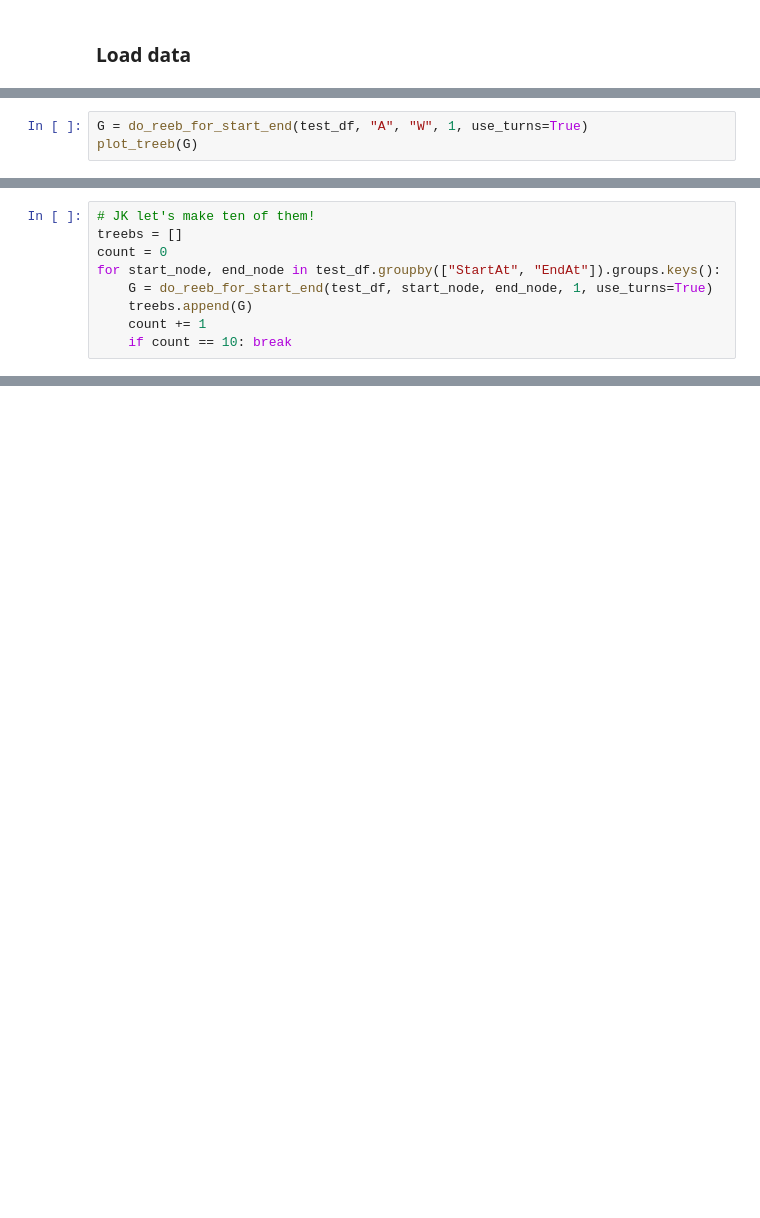
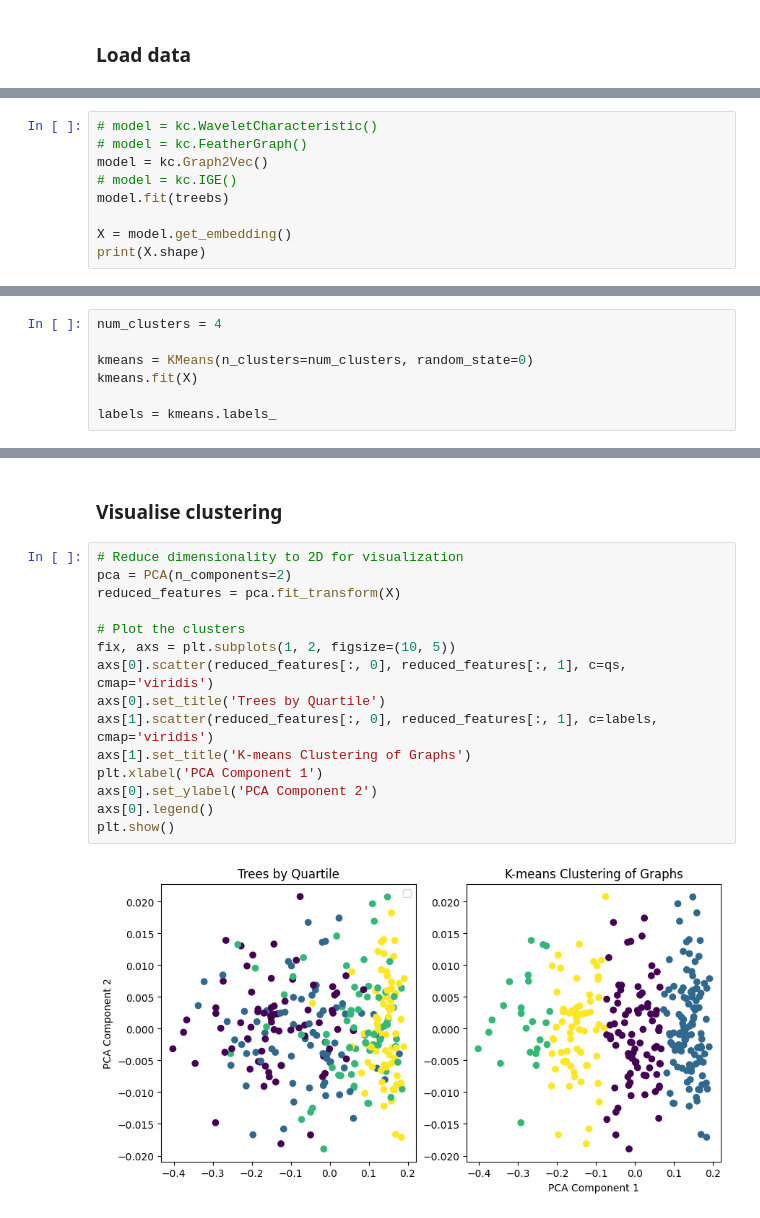
Before and after one commit to geometric-intelligence/mazedyn, a Jupyter notebook: mazedyn/treeb_embeddings.ipynb, the cells around one changed output, grey strips where cells are left out. Cells and saved outputs as stored; diff of their text form; blank space fills up the shorter version.

Commit message:
graph embeddings work with mazedyn conda env; pydot still fails

```diff
--- a/mazedyn/treeb_embeddings.ipynb
+++ b/mazedyn/treeb_embeddings.ipynb
@@ -42,3 +44,0 @@ test_df.head()
-# %%
-G = do_reeb_for_start_end(test_df, "A", "W", 1, use_turns=True)
-plot_treeb(G)
@@ -47,9 +44,0 @@ plot_treeb(G)
-# %%
-# JK let's make ten of them!
-treebs = []
-count = 0
-for start_node, end_node in test_df.groupby(["StartAt", "EndAt"]).groups.keys():
-    G = do_reeb_for_start_end(test_df, start_node, end_node, 1, use_turns=True)
-    treebs.append(G)
-    count += 1
-    if count == 10: break
@@ -93,0 +84,9 @@ The procedure assumes that nodes have no string feature present and the WL-hashi
+# %%
+# model = kc.WaveletCharacteristic()
+# model = kc.FeatherGraph()
+model = kc.Graph2Vec()
+# model = kc.IGE()
+model.fit(treebs)
+
+X = model.get_embedding()
+print(X.shape)
@@ -93,0 +97,7 @@ The procedure assumes that nodes have no string feature present and the WL-hashi
+# %%
+num_clusters = 4
+
+kmeans = KMeans(n_clusters=num_clusters, random_state=0)
+kmeans.fit(X)
+
+labels = kmeans.labels_
@@ -93,0 +115,19 @@ The procedure assumes that nodes have no string feature present and the WL-hashi
+# %% [markdown]
+### Visualise clustering
+# %%
+# Reduce dimensionality to 2D for visualization
+pca = PCA(n_components=2)
+reduced_features = pca.fit_transform(X)
+
+# Plot the clusters
+fix, axs = plt.subplots(1, 2, figsize=(10, 5))
+axs[0].scatter(reduced_features[:, 0], reduced_features[:, 1], c=qs, cmap='viridis')
+axs[0].set_title('Trees by Quartile')
+axs[1].scatter(reduced_features[:, 0], reduced_features[:, 1], c=labels, cmap='viridis')
+axs[1].set_title('K-means Clustering of Graphs')
+plt.xlabel('PCA Component 1')
+axs[0].set_ylabel('PCA Component 2')
+axs[0].legend()
+plt.show()
+# %% [output]
+[figure, added]
```
Also changed, not shown: parts of 21 cells of this notebook, 1 other file.
